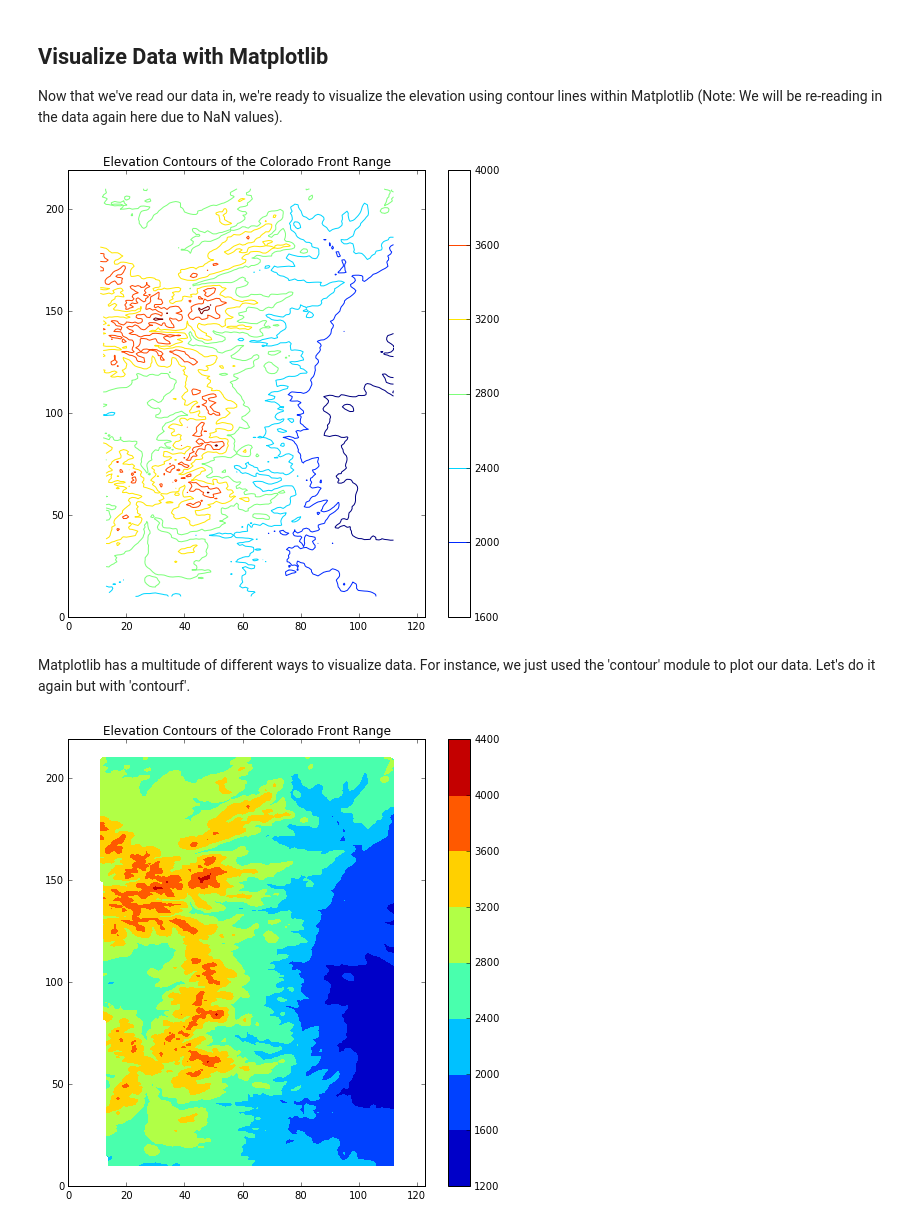
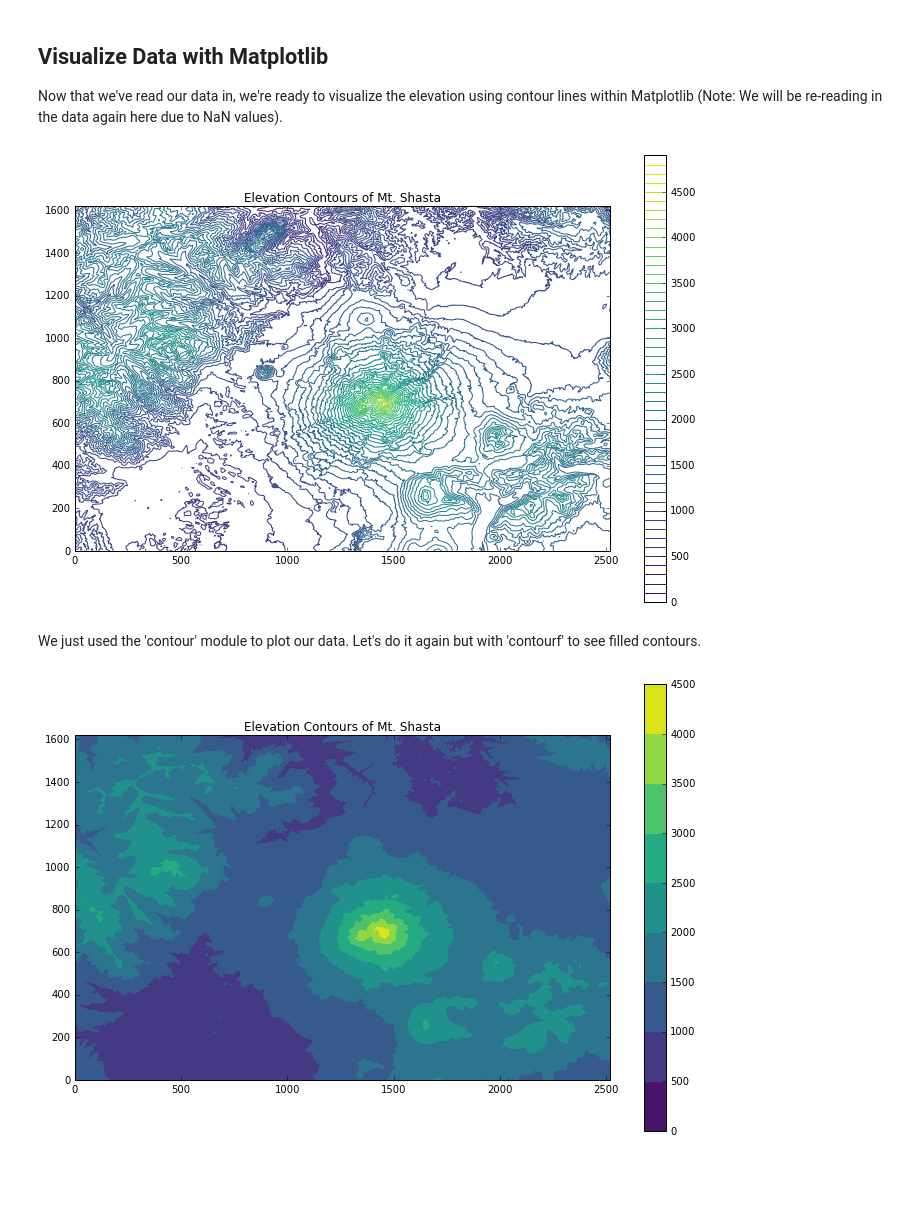
Before and after one commit to earthlab/tutorials, a Jupyter notebook: python/visualize-digital-elevation-model-contours-matplotlib.ipynb, the cells around one changed output. Cells and saved outputs as stored; diff of their text form; code cells hidden in the pictures; blank space fills up the shorter version.

```diff
--- a/python/visualize-digital-elevation-model-contours-matplotlib.ipynb
+++ b/python/visualize-digital-elevation-model-contours-matplotlib.ipynb
@@ -64,35 +50,43 @@ img = plt.imshow(data_array, cmap = "gray")
+# %%
+filename = "Shasta-30m-DEM.tif"
+gdal_data = gdal.Open(filename)
+gdal_band = gdal_data.GetRasterBand(1)
+nodataval = gdal_band.GetNoDataValue()
+
+# convert to a numpy array
+data_array = gdal_data.ReadAsArray().astype(np.float)
+data_array
+
+# replace missing values if necessary
+if np.any(data_array == nodataval):
+    data_array[data_array == nodataval] = np.nan
 # %% [markdown]
 ## Visualize Data with Matplotlib
 
 Now that we've read our data in, we're ready to visualize the elevation using contour lines within Matplotlib (Note: We will be re-reading in the data again here due to NaN values).
 # %%
-#Function to mask out NaN values
-def mask_NaNs(raster_array):
-    raster_array = np.ma.array(raster_array, mask=raster_array < .1)
-    return raster_array
-
-#Re-read in the data and mask out NaN values
-data_array = create_array(filename, 1)
-data_array = mask_NaNs(data_array)
-
 #Plot out data with Matplotlib's 'contour'
-fig = plt.figure(figsize = (8, 8))
+fig = plt.figure(figsize = (12, 8))
 ax = fig.add_subplot(111)
-plt.contour(data_array)
-plt.title("Elevation Contours of the Colorado Front Range")
+plt.contour(data_array, cmap = "viridis",
+            levels = list(range(0, 5000, 100)))
+plt.title("Elevation Contours of Mt. Shasta")
 cbar = plt.colorbar()
+plt.gca().set_aspect('equal', adjustable='box')
 plt.show()
 # %% [output]
-[figure, old version]
+[figure, new version]
 # %% [markdown]
-Matplotlib has a multitude of different ways to visualize data. For instance, we just used the 'contour' module to plot our data. Let's do it again but with 'contourf'.
+We just used the 'contour' module to plot our data. Let's do it again but with 'contourf' to see filled contours.
 # %%
 #Plot our data with Matplotlib's 'contourf'
-fig = plt.figure(figsize = (8, 8))
+fig = plt.figure(figsize = (12, 8))
 ax = fig.add_subplot(111)
-plt.contourf(data_array)
-plt.title("Elevation Contours of the Colorado Front Range")
+plt.contourf(data_array, cmap = "viridis",
+            levels = list(range(0, 5000, 500)))
+plt.title("Elevation Contours of Mt. Shasta")
 cbar = plt.colorbar()
+plt.gca().set_aspect('equal', adjustable='box')
 plt.show()
 # %% [output]
-[figure, old version]
+[figure, new version]
```
Also changed, not shown: parts of 7 cells of this notebook, 3 other files.
